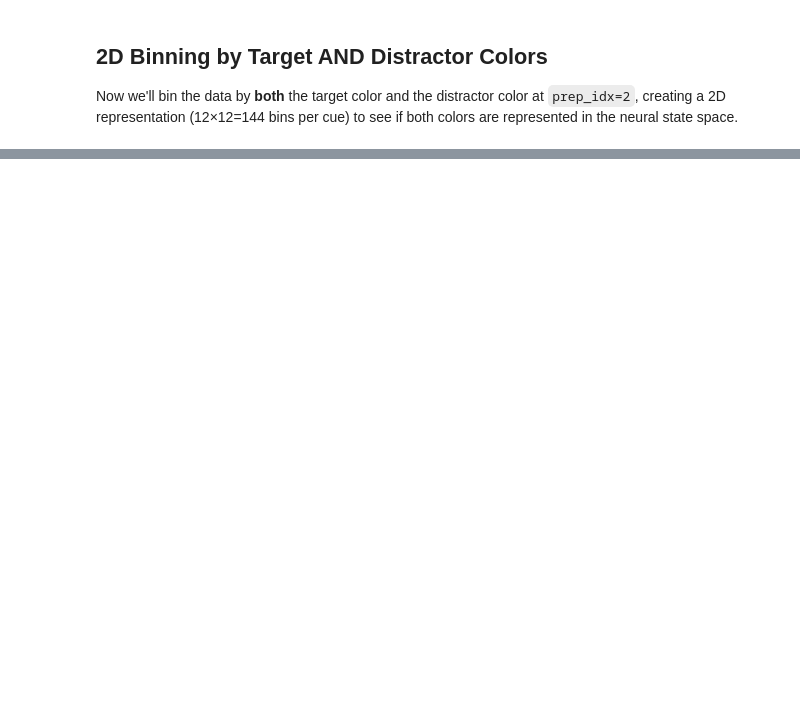
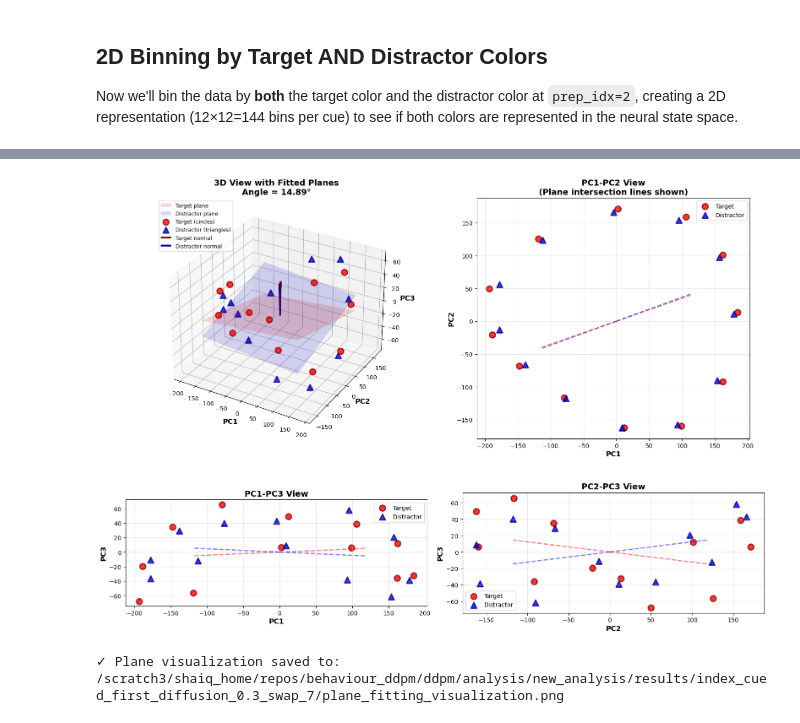
Before and after one commit to ShaiqAhmed17/behaviour_ddpm, a Jupyter notebook: ddpm/analysis/new_analysis/prospective_memory_analysis.ipynb, the cells around one changed output, grey strips where cells are left out. Saved outputs shown, nothing was run; the diff lists cells and outputs as text; code cells hidden in the pictures; blank space fills up the shorter version.

```diff
--- a/ddpm/analysis/new_analysis/prospective_memory_analysis.ipynb
+++ b/ddpm/analysis/new_analysis/prospective_memory_analysis.ipynb
@@ -798,9 +1005,6 @@ ax.quiver(0, 0, 0, distractor_normal[0]*arrow_scale, distractor_normal[1]*arrow_
 ax.set_xlabel('PC1', fontsize=12, fontweight='bold')
 ax.set_ylabel('PC2', fontsize=12, fontweight='bold')
 ax.set_zlabel('PC3', fontsize=12, fontweight='bold')
-ax.set_xlim([-100, 100])
-ax.set_ylim([-100, 100])
-ax.set_zlim([-100, 100])
 ax.set_title(f'3D View with Fitted Planes\nAngle = {plane_angle:.2f}°', fontsize=14, fontweight='bold')
 ax.legend(fontsize=9, loc='upper left')
 ax.grid(True, alpha=0.3)
@@ -836,8 +1040,6 @@ for sign in [-1, 1]:
 
 ax2.set_xlabel('PC1', fontsize=12, fontweight='bold')
 ax2.set_ylabel('PC2', fontsize=12, fontweight='bold')
-ax2.set_xlim([-100, 100])
-ax2.set_ylim([-100, 100])
 ax2.set_title('PC1-PC2 View\n(Plane intersection lines shown)', fontsize=14, fontweight='bold')
 ax2.legend(fontsize=10)
 ax2.grid(True, alpha=0.3)
@@ -871,8 +1073,6 @@ for sign in [-1, 1]:
 
 ax3.set_xlabel('PC1', fontsize=12, fontweight='bold')
 ax3.set_ylabel('PC3', fontsize=12, fontweight='bold')
-ax3.set_xlim([-100, 100])
-ax3.set_ylim([-100, 100])
 ax3.set_title('PC1-PC3 View', fontsize=14, fontweight='bold')
 ax3.legend(fontsize=10)
 ax3.grid(True, alpha=0.3)
@@ -889,35 +1089,36 @@ ax4.scatter(distractor_pca_combined[:, 1], distractor_pca_combined[:, 2],
 
 # Project plane intersections onto PC2-PC3
 target_normal_proj_23 = np.array([target_normal[1], target_normal[2]])
 target_normal_proj_23 = target_normal_proj_23 / np.linalg.norm(target_normal_proj_23)
 distractor_normal_proj_23 = np.array([distractor_normal[1], distractor_normal[2]])
 distractor_normal_proj_23 = distractor_normal_proj_23 / np.linalg.norm(distractor_normal_proj_23)
 
 target_line_dir_23 = np.array([-target_normal_proj_23[1], target_normal_proj_23[0]])
 distractor_line_dir_23 = np.array([-distractor_normal_proj_23[1], distractor_normal_proj_23[0]])
 
 for sign in [-1, 1]:
     ax4.plot([0, sign*line_length*target_line_dir_23[0]],
             [0, sign*line_length*target_line_dir_23[1]],
             'r--', linewidth=2, alpha=0.5)
     ax4.plot([0, sign*line_length*distractor_line_dir_23[0]],
             [0, sign*line_length*distractor_line_dir_23[1]],
             'b--', linewidth=2, alpha=0.5)
 
 ax4.set_xlabel('PC2', fontsize=12, fontweight='bold')
 ax4.set_ylabel('PC3', fontsize=12, fontweight='bold')
-ax4.set_xlim([-100, 100])
-ax4.set_ylim([-100, 100])
 ax4.set_title('PC2-PC3 View', fontsize=14, fontweight='bold')
 ax4.legend(fontsize=10)
 ax4.grid(True, alpha=0.3)
 ax4.set_aspect('equal')
 
 plt.tight_layout()
 plt.savefig(RESULTS_DIR / 'plane_fitting_visualization.png', dpi=150, bbox_inches='tight')
 plt.show()
 
 print(f"\n✓ Plane visualization saved to: {RESULTS_DIR / 'plane_fitting_visualization.png'}")
+# %% [output]
+[figure, added]
+✓ Plane visualization saved to: /scratch3/shaiq_home/repos/behaviour_ddpm/ddpm/analysis/new_analysis/results/index_cued_first_diffusion_0.3_swap_7/plane_fitting_visualization.png
 # %%
 # Plane Fitting Analysis Across All Prep Epochs (Colored Binning)
 print("\n" + "="*70)
```
Also changed, not shown: parts of 19 cells of this notebook, 22 other files.
